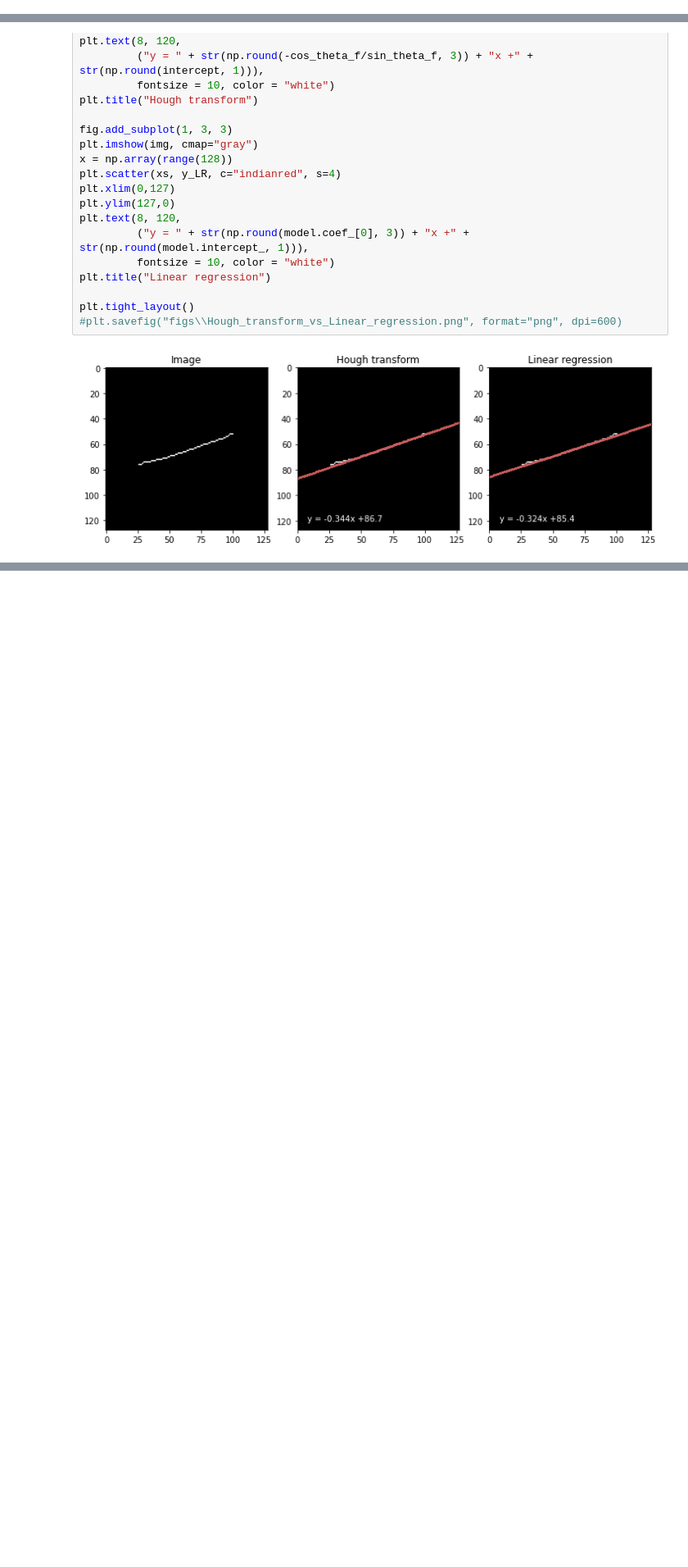
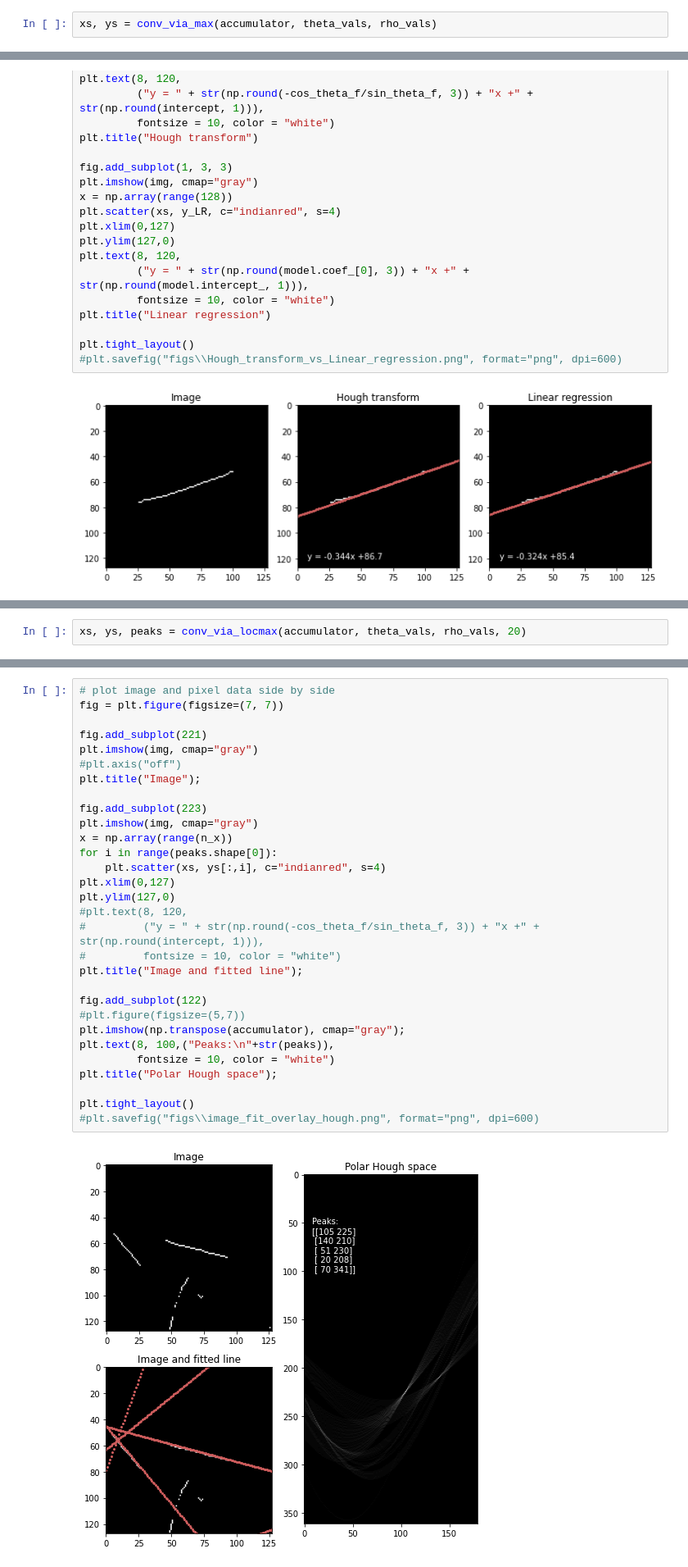
Before and after one commit to CulleyLab/fitting_lines, a Jupyter notebook: Hough_transform/Hough_transform_vectorised.ipynb, the cells around one changed output, grey strips where cells are left out. Shown at 82% size. Cells and saved outputs as stored; diff of their text form; blank space fills up the shorter version.

```diff
--- a/Hough_transform/Hough_transform_vectorised.ipynb
+++ b/Hough_transform/Hough_transform_vectorised.ipynb
@@ -148,3 +100,5 @@ ys = slope_x+intercept
+# %%
+xs, ys = conv_via_max(accumulator, theta_vals, rho_vals)
 # %%
 # overlay image with fitted line
 plt.figure(figsize=(5,5))
@@ -284,0 +248,2 @@ plt.tight_layout()
+# %%
+xs, ys, peaks = conv_via_locmax(accumulator, theta_vals, rho_vals, 20)
@@ -284,0 +257,32 @@ plt.tight_layout()
+# %%
+# plot image and pixel data side by side
+fig = plt.figure(figsize=(7, 7))
+
+fig.add_subplot(221)
+plt.imshow(img, cmap="gray")
+#plt.axis("off")
+plt.title("Image");
+
+fig.add_subplot(223)
+plt.imshow(img, cmap="gray")
+x = np.array(range(n_x))
+for i in range(peaks.shape[0]):
+    plt.scatter(xs, ys[:,i], c="indianred", s=4)
+plt.xlim(0,127)
+plt.ylim(127,0)
+#plt.text(8, 120,
+#         ("y = " + str(np.round(-cos_theta_f/sin_theta_f, 3)) + "x +" + str(np.round(intercept, 1))),
+#         fontsize = 10, color = "white")
+plt.title("Image and fitted line");
+
+fig.add_subplot(122)
+#plt.figure(figsize=(5,7))
+plt.imshow(np.transpose(accumulator), cmap="gray");
+plt.text(8, 100,("Peaks:\n"+str(peaks)),
+         fontsize = 10, color = "white")
+plt.title("Polar Hough space");
+
+plt.tight_layout()
+#plt.savefig("figs\\image_fit_overlay_hough.png", format="png", dpi=600)
+# %% [output]
+[figure, added]
```
Also changed, not shown: parts of 24 cells of this notebook.
